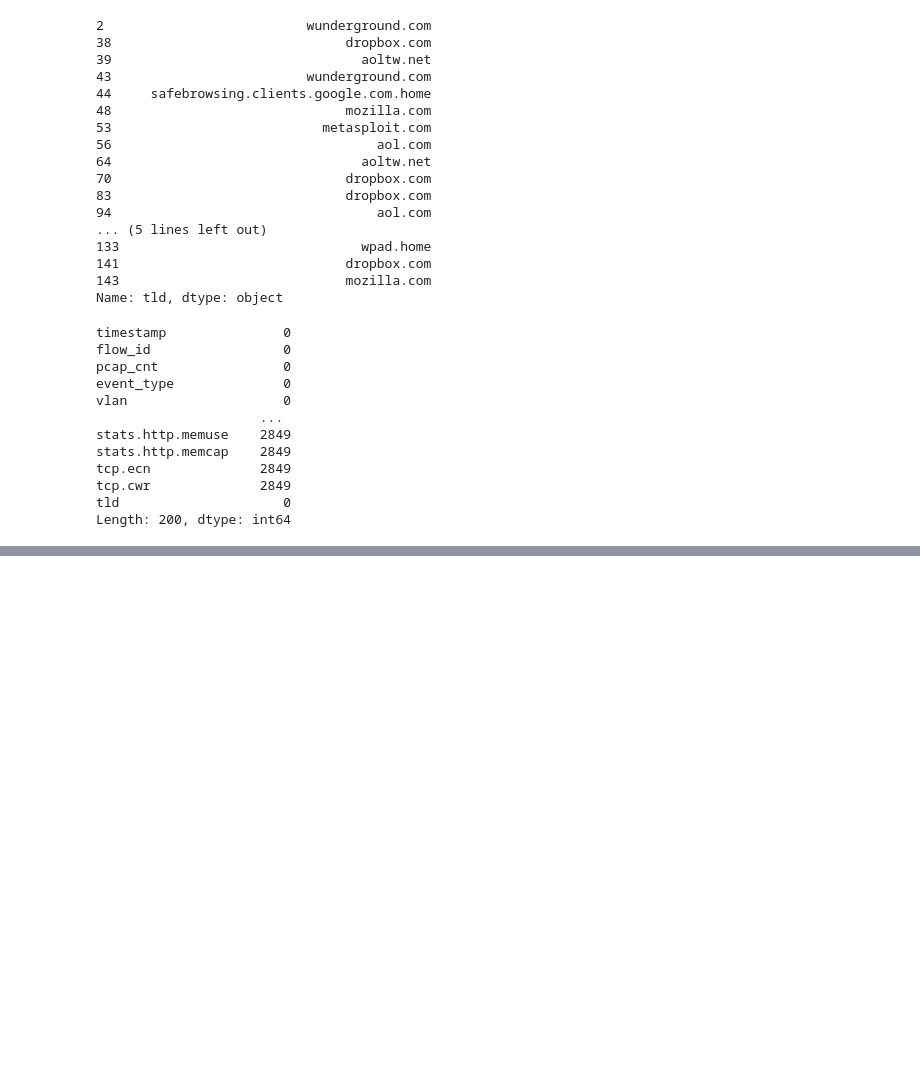
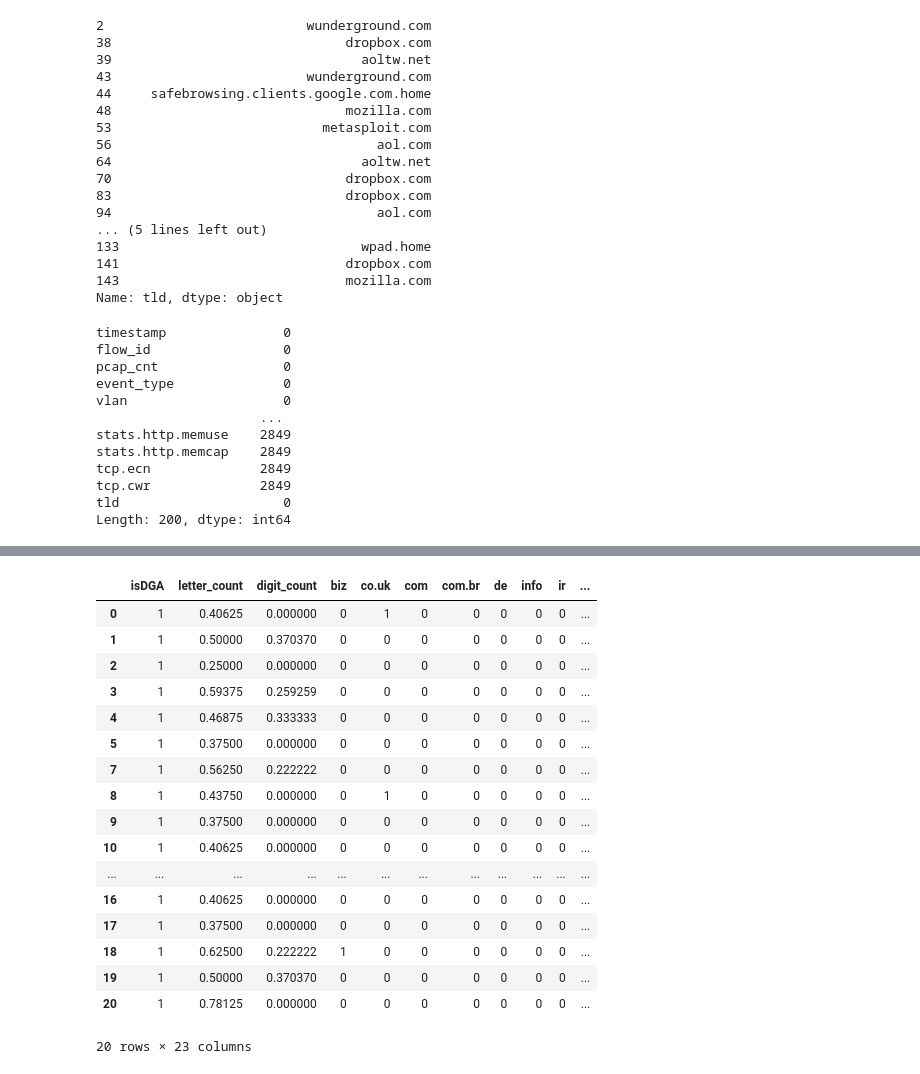
Before and after one commit to cesarvin/SDT-Science-6, a Jupyter notebook: preprossesing.ipynb, the cells around one changed output, grey strips where cells are left out. Cells and saved outputs as stored; diff of their text form; code cells hidden in the pictures; blank space fills up the shorter version.

```diff
--- a/preprossesing.ipynb
+++ b/preprossesing.ipynb
@@ -120,0 +188,2 @@ df.to_csv('data.csv', index=False)
+# %%
+df[['letter_count', 'digit_count']] = scaler.fit_transform(df[['letter_count', 'digit_count']])
@@ -120,0 +210,27 @@ df.to_csv('data.csv', index=False)
+# %%
+df = pd.concat([df.drop(['tld'], axis=1), pd.get_dummies(df['tld'])], axis=1)
+# %%
+df = pd.concat([df.drop(['subclass'], axis=1), pd.get_dummies(df['subclass'])], axis=1)
+# %%
+df['isDGA'] = df['isDGA'].apply(lambda x: 1 if x == 'dga' else 0)
+# %%
+df.head(20)
+# %% [output]
+|  | isDGA | letter_count | digit_count | biz | co.uk | com | com.br | de | info | ir | ... |
+| 0 | 1 | 0.40625 | 0.000000 | 0 | 1 | 0 | 0 | 0 | 0 | 0 | ... |
+| 1 | 1 | 0.50000 | 0.370370 | 0 | 0 | 0 | 0 | 0 | 0 | 0 | ... |
+| 2 | 1 | 0.25000 | 0.000000 | 0 | 0 | 0 | 0 | 0 | 0 | 0 | ... |
+| 3 | 1 | 0.59375 | 0.259259 | 0 | 0 | 0 | 0 | 0 | 0 | 0 | ... |
+| 4 | 1 | 0.46875 | 0.333333 | 0 | 0 | 0 | 0 | 0 | 0 | 0 | ... |
+| 5 | 1 | 0.37500 | 0.000000 | 0 | 0 | 0 | 0 | 0 | 0 | 0 | ... |
+| 7 | 1 | 0.56250 | 0.222222 | 0 | 0 | 0 | 0 | 0 | 0 | 0 | ... |
+| 8 | 1 | 0.43750 | 0.000000 | 0 | 1 | 0 | 0 | 0 | 0 | 0 | ... |
+| 9 | 1 | 0.37500 | 0.000000 | 0 | 0 | 0 | 0 | 0 | 0 | 0 | ... |
+| 10 | 1 | 0.40625 | 0.000000 | 0 | 0 | 0 | 0 | 0 | 0 | 0 | ... |
+| ... | ... | ... | ... | ... | ... | ... | ... | ... | ... | ... | ... |
+| 16 | 1 | 0.40625 | 0.000000 | 0 | 0 | 0 | 0 | 0 | 0 | 0 | ... |
+| 17 | 1 | 0.37500 | 0.000000 | 0 | 0 | 0 | 0 | 0 | 0 | 0 | ... |
+| 18 | 1 | 0.62500 | 0.222222 | 1 | 0 | 0 | 0 | 0 | 0 | 0 | ... |
+| 19 | 1 | 0.50000 | 0.370370 | 0 | 0 | 0 | 0 | 0 | 0 | 0 | ... |
+| 20 | 1 | 0.78125 | 0.000000 | 0 | 0 | 0 | 0 | 0 | 0 | 0 | ... |
+20 rows × 23 columns
```
Also changed, not shown: parts of 17 cells of this notebook, 1 other file.
